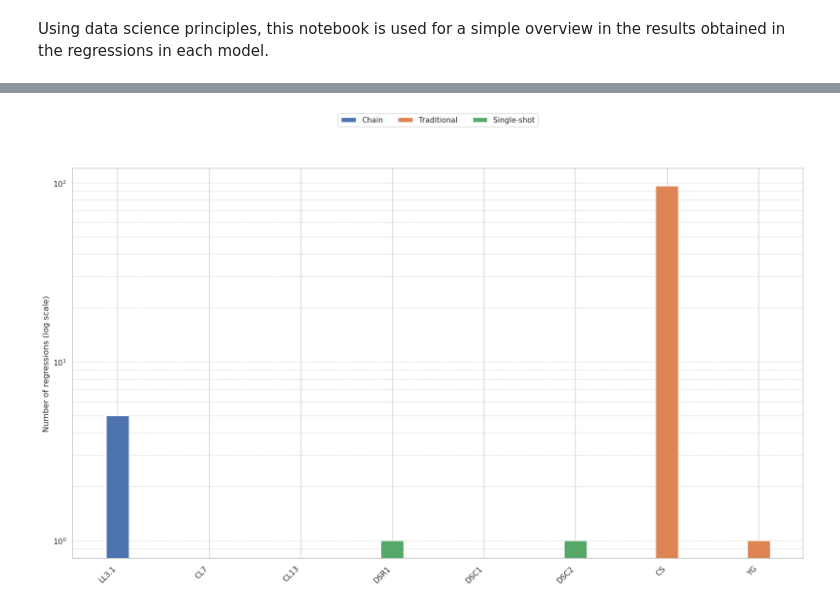
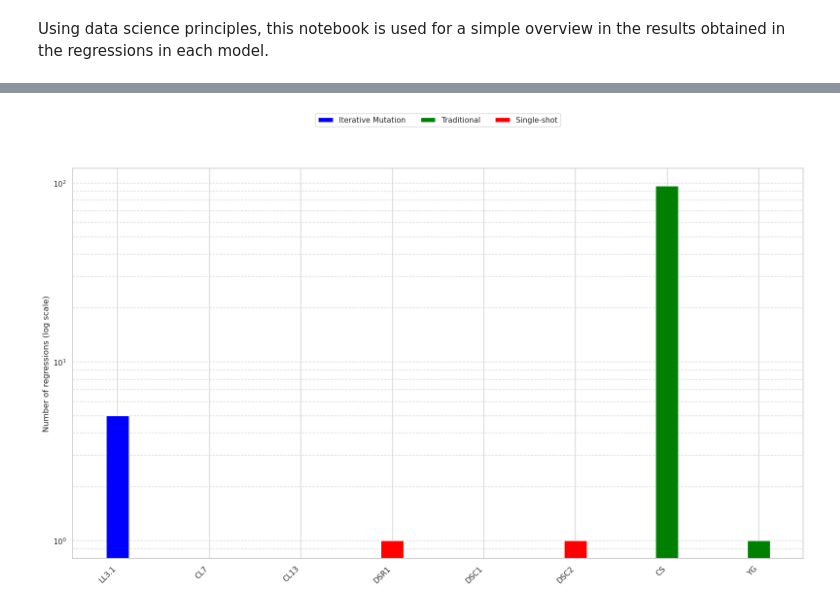
Before and after one commit to lac-dcc/baku, a Jupyter notebook: notebooks/visualization/BAKU_regression_view.ipynb, the cells around one changed output, grey strips where cells are left out. Saved outputs shown, nothing was run; the diff lists cells and outputs as text; code cells hidden in the pictures.

Commit message:
[STYLE] Graph changes

```diff
--- a/notebooks/visualization/BAKU_regression_view.ipynb
+++ b/notebooks/visualization/BAKU_regression_view.ipynb
@@ -172,15 +172,15 @@ def plot_compile_of_programs(df_c, df_ss,df_t,filename):
     plt.tight_layout()
     plt.show()
 # %%
-def plot_regressions(df_c, df_ss, df_t, filename):
+def plot_regressions_log(df_c, df_ss, df_t, filename):
     x = np.arange(len(df_c))
     width = 0.25
 
     fig, ax = plt.subplots(figsize=(16, 10))
 
-    ax.bar(x, df_c['regressions'], width, label='Chain')
-    ax.bar(x, df_t['regressions'], width, label='Traditional')
-    ax.bar(x, df_ss['regressions'], width, label='Single-shot')
+    ax.bar(x, df_c['regressions'], width, label='Iterative Mutation',color="blue")
+    ax.bar(x, df_t['regressions'], width, label='Traditional',color="green")
+    ax.bar(x, df_ss['regressions'], width, label='Single-shot',color="red")
 
     ax.set_yscale('log')
     ax.set_ylabel('Number of regressions (log scale)')
@@ -231,7 +280,7 @@ plot_number_of_programs(df_chain,df_single,df_tradio,"./assets/number_programs.p
 # %%
-plot_regressions(df_chain, df_single,df_tradio,"./assets/regression.png")
+plot_regressions_log(df_chain, df_single,df_tradio,"./assets/regression.png")
 # %% [output]
-[figure, old version]
+[figure, new version]
 # %%
 plot_compile_of_programs(df_chain,df_single,df_tradio,"./assets/number_comp.png")
 # %% [output]
```
Also changed, not shown: parts of 9 cells of this notebook, 6 other files.
